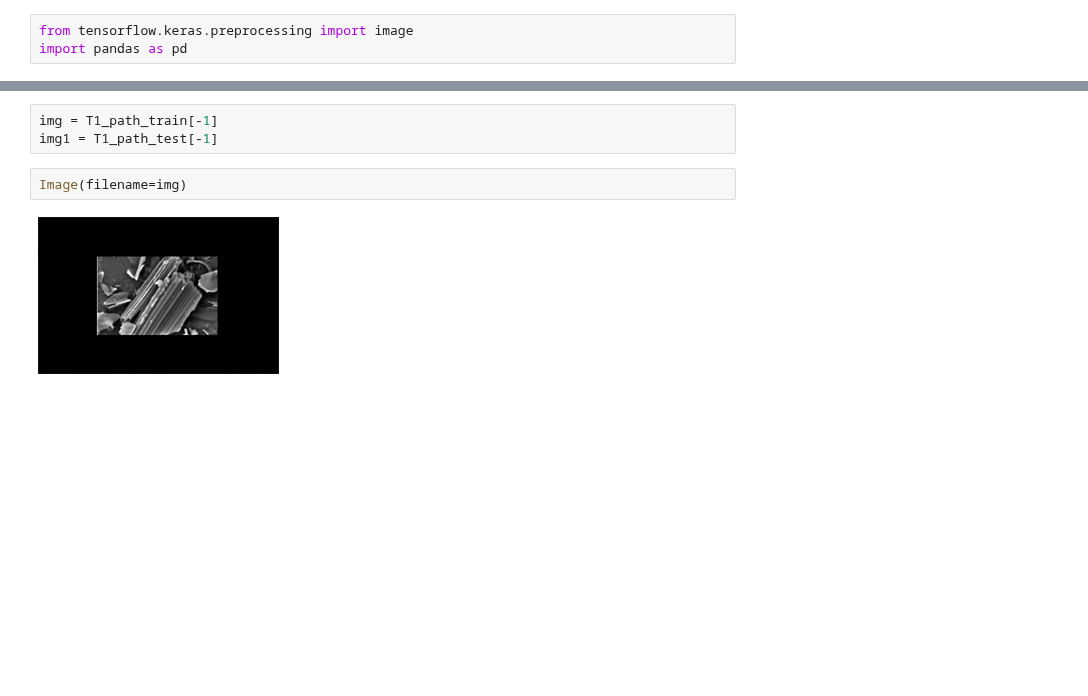
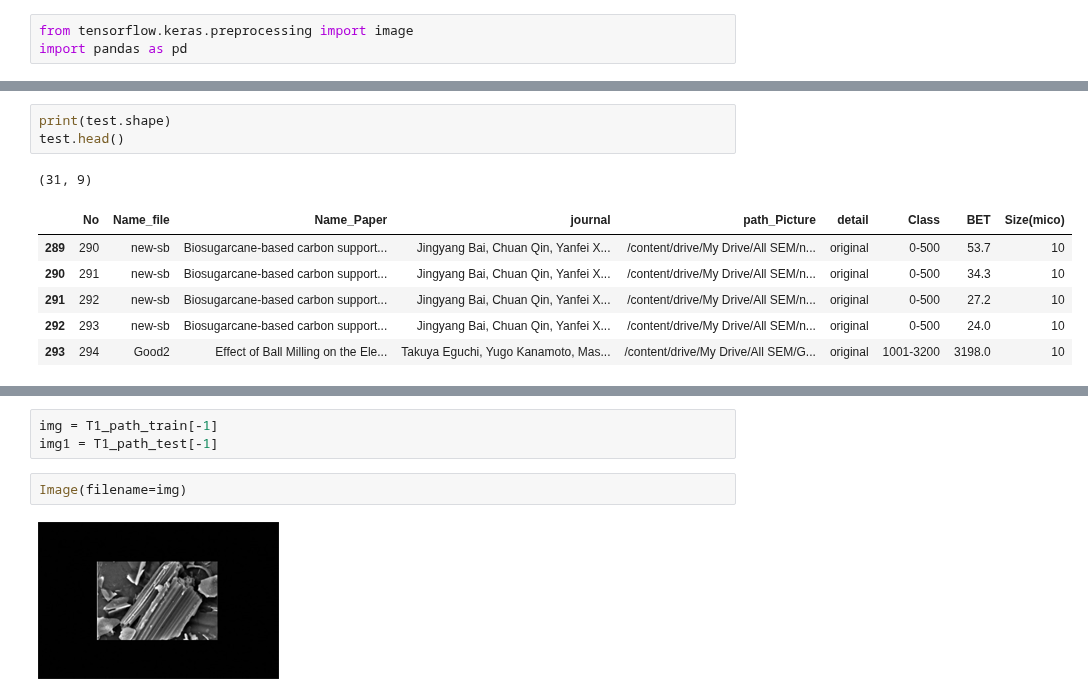
Before and after one commit to kittikhun62/efficientnet_keras_transfer_learning, a Jupyter notebook: project.ipynb, the cells around one changed output, grey strips where cells are left out. Drawn from its saved outputs; the diff is of its cells as text; blank space fills up the shorter version.

```diff
--- a/project.ipynb
+++ b/project.ipynb
@@ -524,3 +639,14 @@ import pandas as pd
+# %%
+print(test.shape)
+test.head()
+# %% [output]
+(31, 9)
+|  | No | Name_file | Name_Paper | journal | path_Picture | detail | Class | BET | Size(mico) |
+| 289 | 290 | new-sb | Biosugarcane-based carbon support... | Jingyang Bai, Chuan Qin, Yanfei X... | /content/drive/My Drive/All SEM/n... | original | 0-500 | 53.7 | 10 |
+| 290 | 291 | new-sb | Biosugarcane-based carbon support... | Jingyang Bai, Chuan Qin, Yanfei X... | /content/drive/My Drive/All SEM/n... | original | 0-500 | 34.3 | 10 |
+| 291 | 292 | new-sb | Biosugarcane-based carbon support... | Jingyang Bai, Chuan Qin, Yanfei X... | /content/drive/My Drive/All SEM/n... | original | 0-500 | 27.2 | 10 |
+| 292 | 293 | new-sb | Biosugarcane-based carbon support... | Jingyang Bai, Chuan Qin, Yanfei X... | /content/drive/My Drive/All SEM/n... | original | 0-500 | 24.0 | 10 |
+| 293 | 294 | Good2 | Effect of Ball Milling on the Ele... | Takuya Eguchi, Yugo Kanamoto, Mas... | /content/drive/My Drive/All SEM/G... | original | 1001-3200 | 3198.0 | 10 |
 # %%
 clases = ['0-500','501-1000','1001-3200']
 results = list()
```
Also changed, not shown: parts of 26 cells of this notebook.
